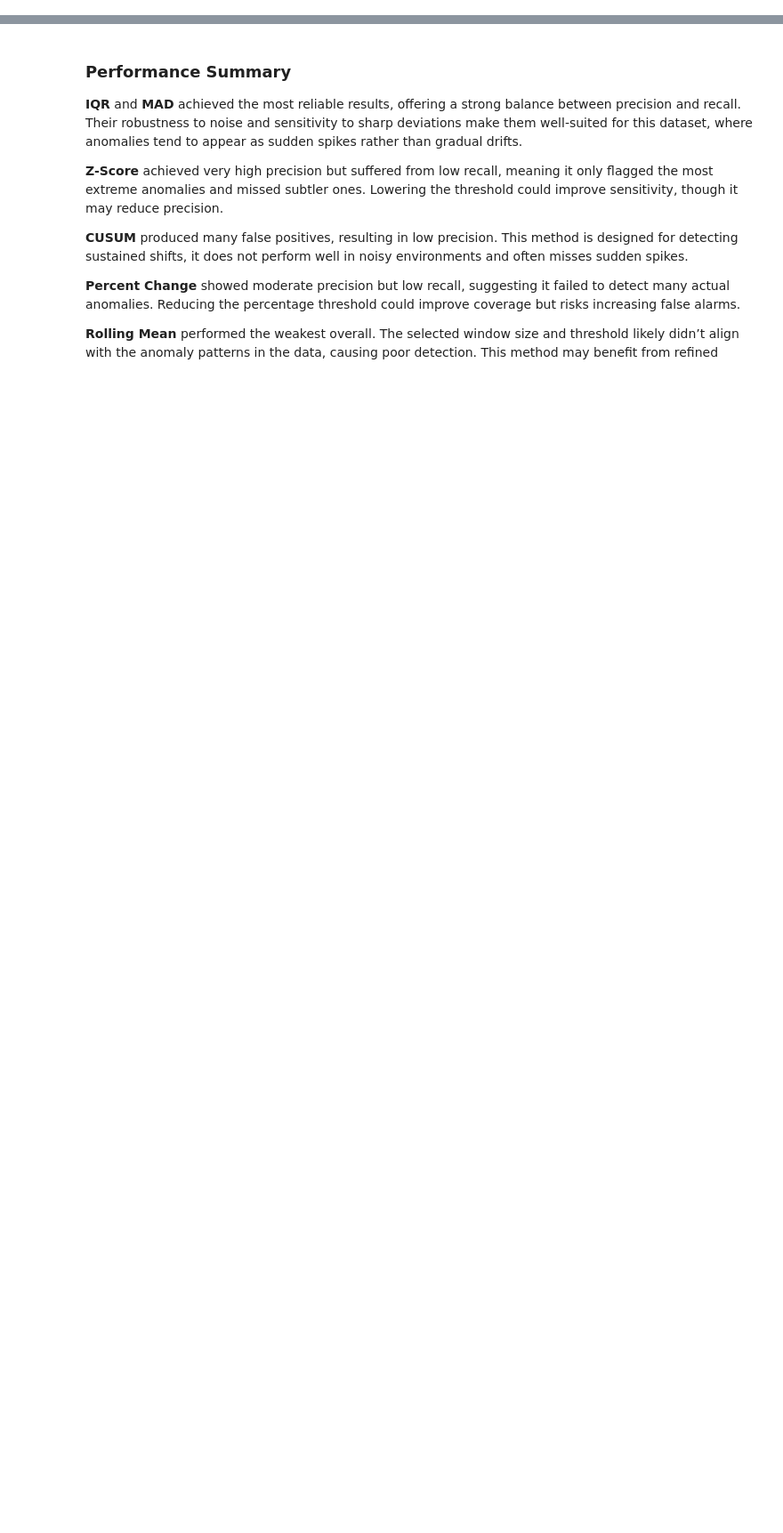
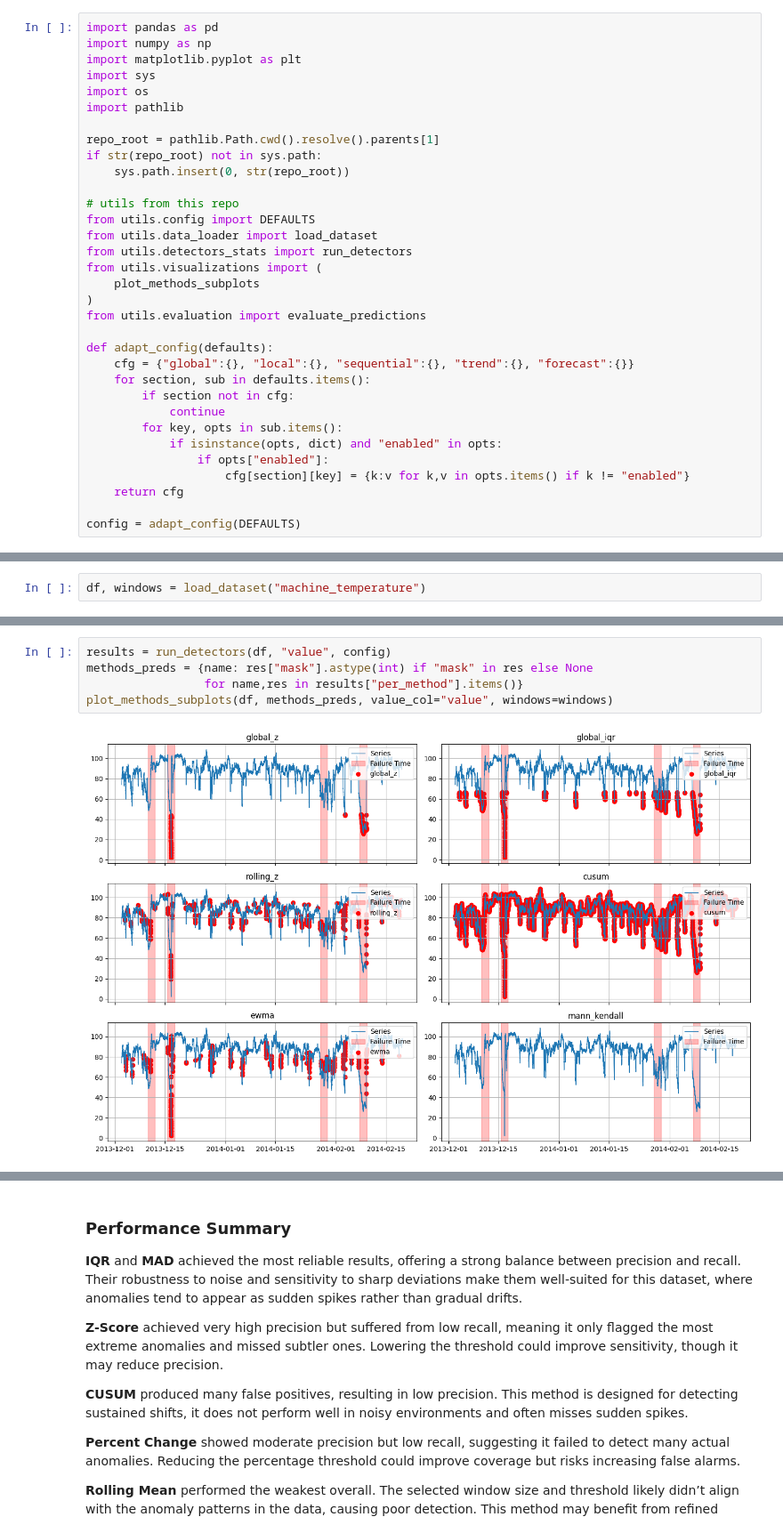
Before and after one commit to hjalalin/nab-anomaly-detection, a Jupyter notebook: notebooks/machine_temperature/02_statistical_methods.ipynb, the cells around one changed output, grey strips where cells are left out. Shown at 89% size. Drawn from its saved outputs; the diff is of its cells as text; blank space fills up the shorter version.

Commit message:
added ew data

```diff
--- a/notebooks/machine_temperature/02_statistical_methods.ipynb
+++ b/notebooks/machine_temperature/02_statistical_methods.ipynb
@@ -215,0 +15,33 @@ score_df[['precision', 'recall', 'f1']].sort_values('f1', ascending=False)
+# %%
+import pandas as pd
+import numpy as np
+import matplotlib.pyplot as plt
+import sys
+import os
+import pathlib
+
+repo_root = pathlib.Path.cwd().resolve().parents[1]
+if str(repo_root) not in sys.path:
+    sys.path.insert(0, str(repo_root))
+
+# utils from this repo
+from utils.config import DEFAULTS
+from utils.data_loader import load_dataset
+from utils.detectors_stats import run_detectors
+from utils.visualizations import (
+    plot_methods_subplots
+)
+from utils.evaluation import evaluate_predictions
+
+def adapt_config(defaults):
+    cfg = {"global":{}, "local":{}, "sequential":{}, "trend":{}, "forecast":{}}
+    for section, sub in defaults.items():
+        if section not in cfg:
+            continue
+        for key, opts in sub.items():
+            if isinstance(opts, dict) and "enabled" in opts:
+                if opts["enabled"]:
+                    cfg[section][key] = {k:v for k,v in opts.items() if k != "enabled"}
+    return cfg
+
+config = adapt_config(DEFAULTS)
@@ -215,0 +50,2 @@ score_df[['precision', 'recall', 'f1']].sort_values('f1', ascending=False)
+# %%
+df, windows = load_dataset("machine_temperature")
@@ -215,0 +54,7 @@ score_df[['precision', 'recall', 'f1']].sort_values('f1', ascending=False)
+# %%
+results = run_detectors(df, "value", config)
+methods_preds = {name: res["mask"].astype(int) if "mask" in res else None
+                 for name,res in results["per_method"].items()}
+plot_methods_subplots(df, methods_preds, value_col="value", windows=windows)
+# %% [output]
+[figure, added]
```
Also changed, not shown: parts of 29 cells of this notebook, 35 other files.
